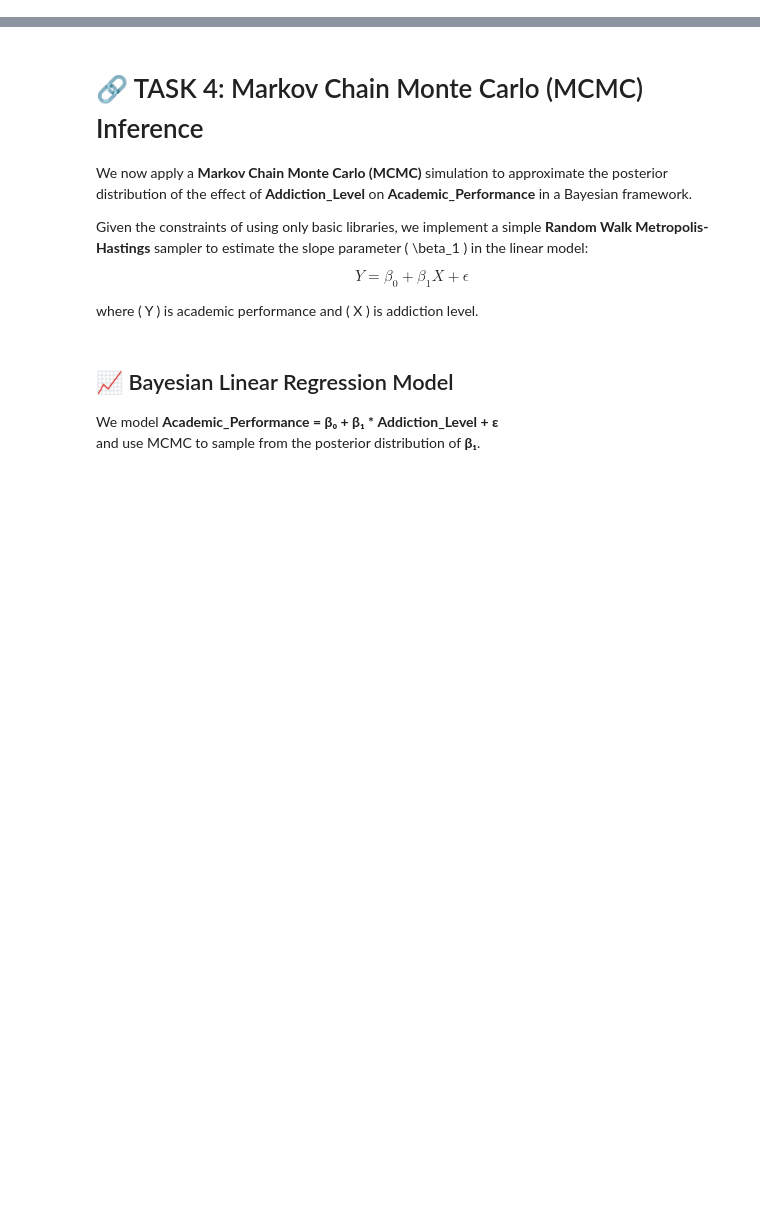
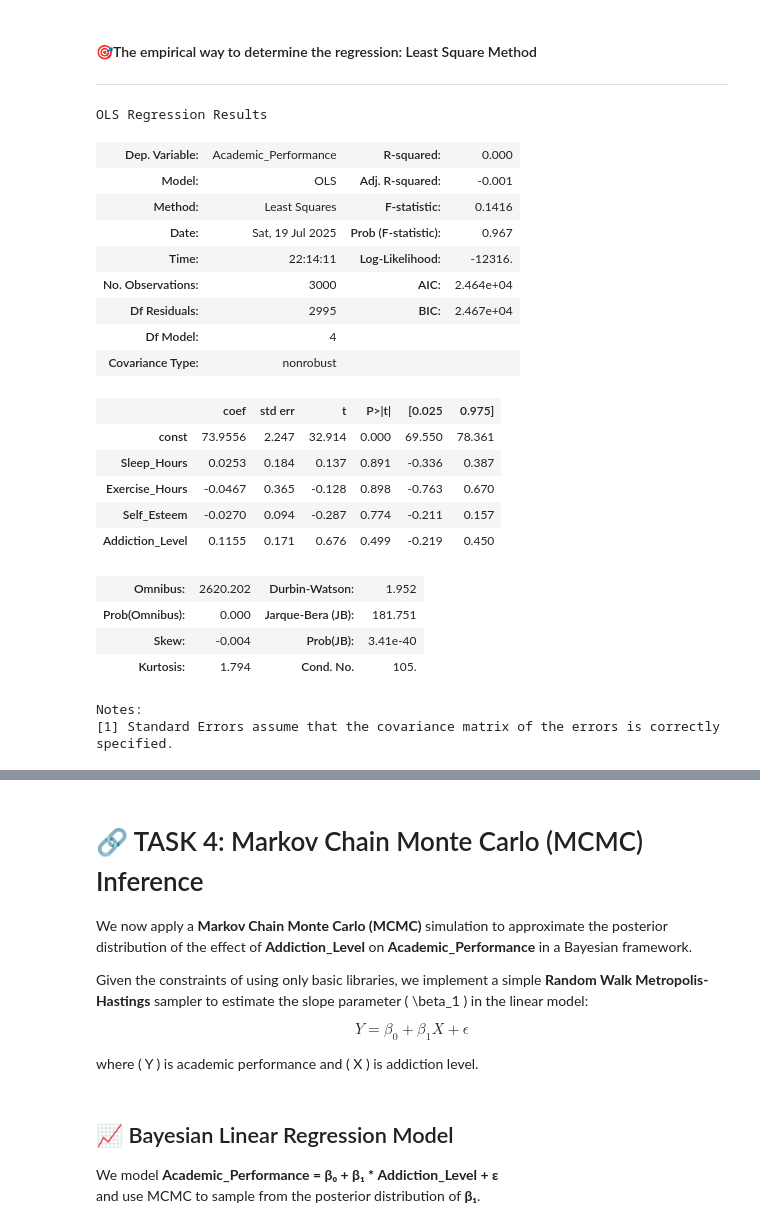
Before and after one commit to Monferium/APM1210, a Jupyter notebook: 2_Resampling_and_Inferential_Statistics.ipynb, the cells around one changed output, grey strips where cells are left out. Drawn from its saved outputs; the diff is of its cells as text; code cells hidden in the pictures; blank space fills up the shorter version.

```diff
--- a/2_Resampling_and_Inferential_Statistics.ipynb
+++ b/2_Resampling_and_Inferential_Statistics.ipynb
@@ -74,21 +2,0 @@ We compute bootstrap estimates of the **Addiction_Level coefficient**, along wit
-# %%
-boot_coefs = []
-n_boot = 1000
-
-for _ in range(n_boot):
-    sample = df30.sample(30, replace=True)
-    Xb = sm.add_constant(sample[['Sleep_Hours', 'Exercise_Hours', 'Self_Esteem', 'Addiction_Level']])
-    yb = sample['Academic_Performance']
-    boot_model = sm.OLS(yb, Xb).fit()
-    boot_coefs.append(boot_model.params['Addiction_Level'])
-
-ci_lower = np.percentile(boot_coefs, 2.5)
-ci_upper = np.percentile(boot_coefs, 97.5)
-
-print(f"95% Bootstrap CI for Addiction_Level: [{ci_lower:.3f}, {ci_upper:.3f}]")
-
-plt.hist(boot_coefs, bins=30, edgecolor='k')
-plt.title("Bootstrap Distribution of Addiction_Level Coefficient")
-plt.xlabel("Coefficient Value")
-plt.ylabel("Frequency")
-plt.show()
@@ -103,14 +2,0 @@ We compute the jackknife estimate of the standard error for the **Addiction_Leve
-# %%
-jackknife_coefs = []
-
-for i in range(30):
-    sample = df30.drop(i)
-    Xj = sm.add_constant(sample[['Sleep_Hours', 'Exercise_Hours', 'Self_Esteem', 'Addiction_Level']])
-    yj = sample['Academic_Performance']
-    jack_model = sm.OLS(yj, Xj).fit()
-    jackknife_coefs.append(jack_model.params['Addiction_Level'])
-
-jackknife_mean = np.mean(jackknife_coefs)
-jackknife_se = np.sqrt(((29/30) * np.sum((jackknife_coefs - jackknife_mean)**2)))
-
-print(f"Jackknife SE for Addiction_Level: {jackknife_se:.3f}")
@@ -202,0 +29,32 @@ The permutation test provides a non-parametric p-value to assess whether the obs
+# %% [markdown]
+<h4 style = "color = teal">🎯The empirical way to determine the regression: Least Square Method</h4><hr>
+# %%
+X = df[['Sleep_Hours', 'Exercise_Hours', 'Self_Esteem', 'Addiction_Level']]
+y = df['Academic_Performance']
+
+X = sm.add_constant(X)
+model = sm.OLS(y, X).fit()
+model.summary()
+# %% [output]
+OLS Regression Results
+| Dep. Variable: | Academic_Performance | R-squared: | 0.000 |
+| Model: | OLS | Adj. R-squared: | -0.001 |
+| Method: | Least Squares | F-statistic: | 0.1416 |
+| Date: | Sat, 19 Jul 2025 | Prob (F-statistic): | 0.967 |
+| Time: | 22:14:11 | Log-Likelihood: | -12316. |
+| No. Observations: | 3000 | AIC: | 2.464e+04 |
+| Df Residuals: | 2995 | BIC: | 2.467e+04 |
+| Df Model: | 4 |  |  |
+| Covariance Type: | nonrobust |  |  |
+|  | coef | std err | t | P>|t| | [0.025 | 0.975] |
+| const | 73.9556 | 2.247 | 32.914 | 0.000 | 69.550 | 78.361 |
+| Sleep_Hours | 0.0253 | 0.184 | 0.137 | 0.891 | -0.336 | 0.387 |
+| Exercise_Hours | -0.0467 | 0.365 | -0.128 | 0.898 | -0.763 | 0.670 |
+| Self_Esteem | -0.0270 | 0.094 | -0.287 | 0.774 | -0.211 | 0.157 |
+| Addiction_Level | 0.1155 | 0.171 | 0.676 | 0.499 | -0.219 | 0.450 |
+| Omnibus: | 2620.202 | Durbin-Watson: | 1.952 |
+| Prob(Omnibus): | 0.000 | Jarque-Bera (JB): | 181.751 |
+| Skew: | -0.004 | Prob(JB): | 3.41e-40 |
+| Kurtosis: | 1.794 | Cond. No. | 105. |
+Notes:
+[1] Standard Errors assume that the covariance matrix of the errors is correctly specified.
```
Also changed, not shown: parts of 34 cells of this notebook.
